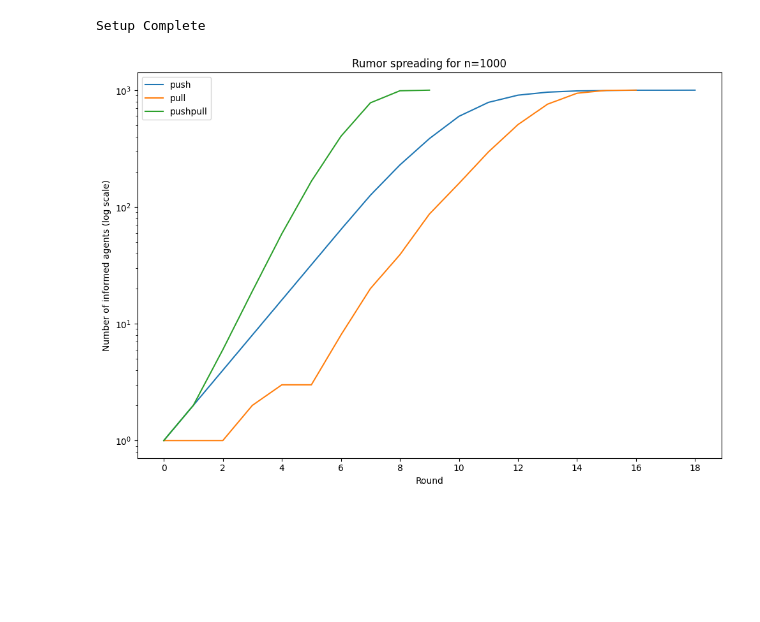
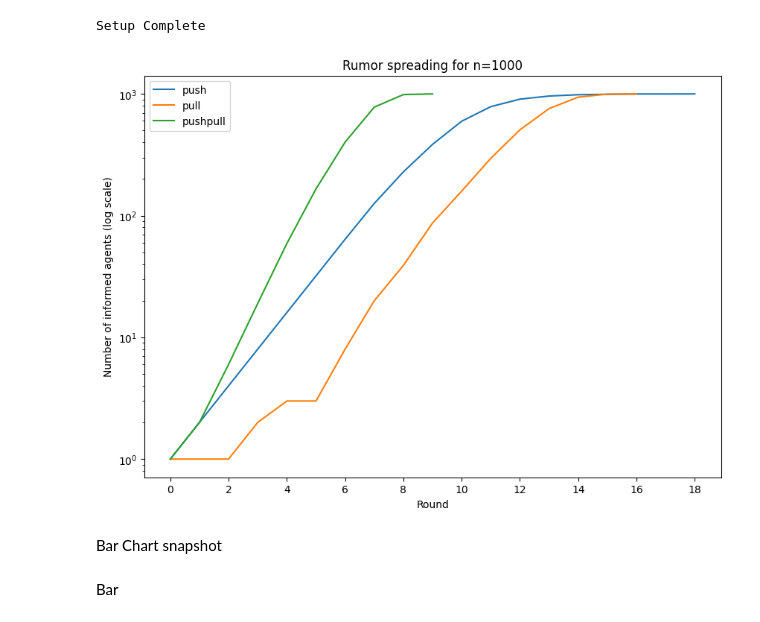
Before and after one commit to bayanchik/Data-Mining-Randomized-Rumor-Spread, a Jupyter notebook: simulation.ipynb, the cells around one changed output. Cells and saved outputs as stored; diff of their text form; code cells hidden in the pictures; blank space fills up the shorter version.

```diff
--- a/simulation.ipynb
+++ b/simulation.ipynb
@@ -43,20 +43,23 @@ def simulate(n, protocol="push", max_rounds=1000, seed=None):
 # %%
 n = 1000
 protocols = ["push", "pull", "pushpull"]
 results = {proto: simulate(n, protocol=proto, seed=42) for proto in protocols}
 
-# ==== Plot number of informed agents (log scale) ====
+# === Plot number of informed agents (log scale) ===
 plt.figure(figsize=(10, 7))
 for proto in protocols:
     plt.plot(results[proto], label=proto)
 
 plt.yscale("log")
 plt.xlabel("Round")
 plt.ylabel("Number of informed agents (log scale)")
 plt.title(f"Rumor spreading for n={n}")
 plt.legend()
 plt.gca().xaxis.set_major_locator(MaxNLocator(integer=True))
-plt.tight_layout()
 plt.show()
 # %% [output]
-[figure, old version]
+[figure, new version]
+# %% [markdown]
+Bar Chart snapshot
+# %% [markdown]
+Bar
```
Also changed, not shown: parts of 1 cell of this notebook.
